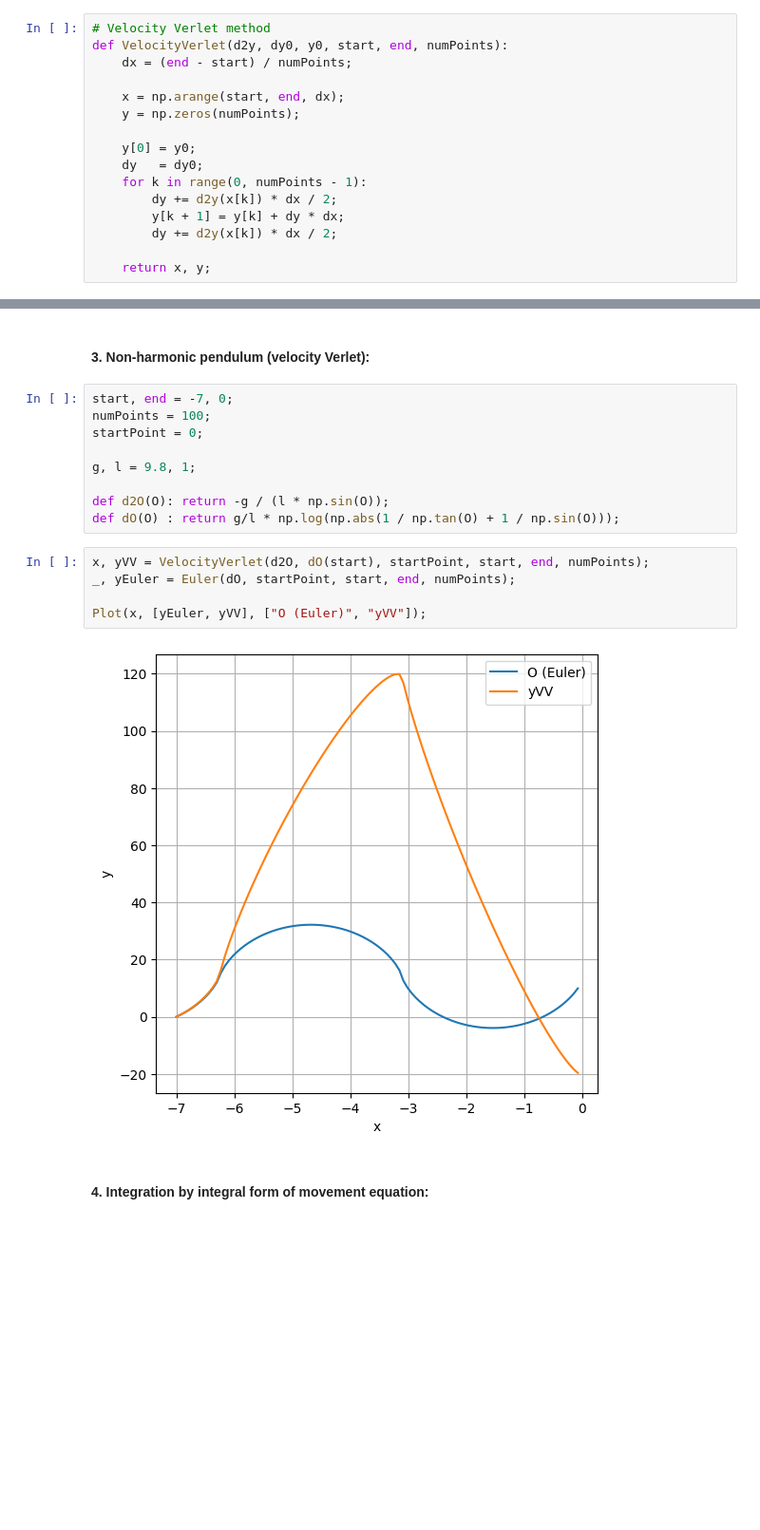
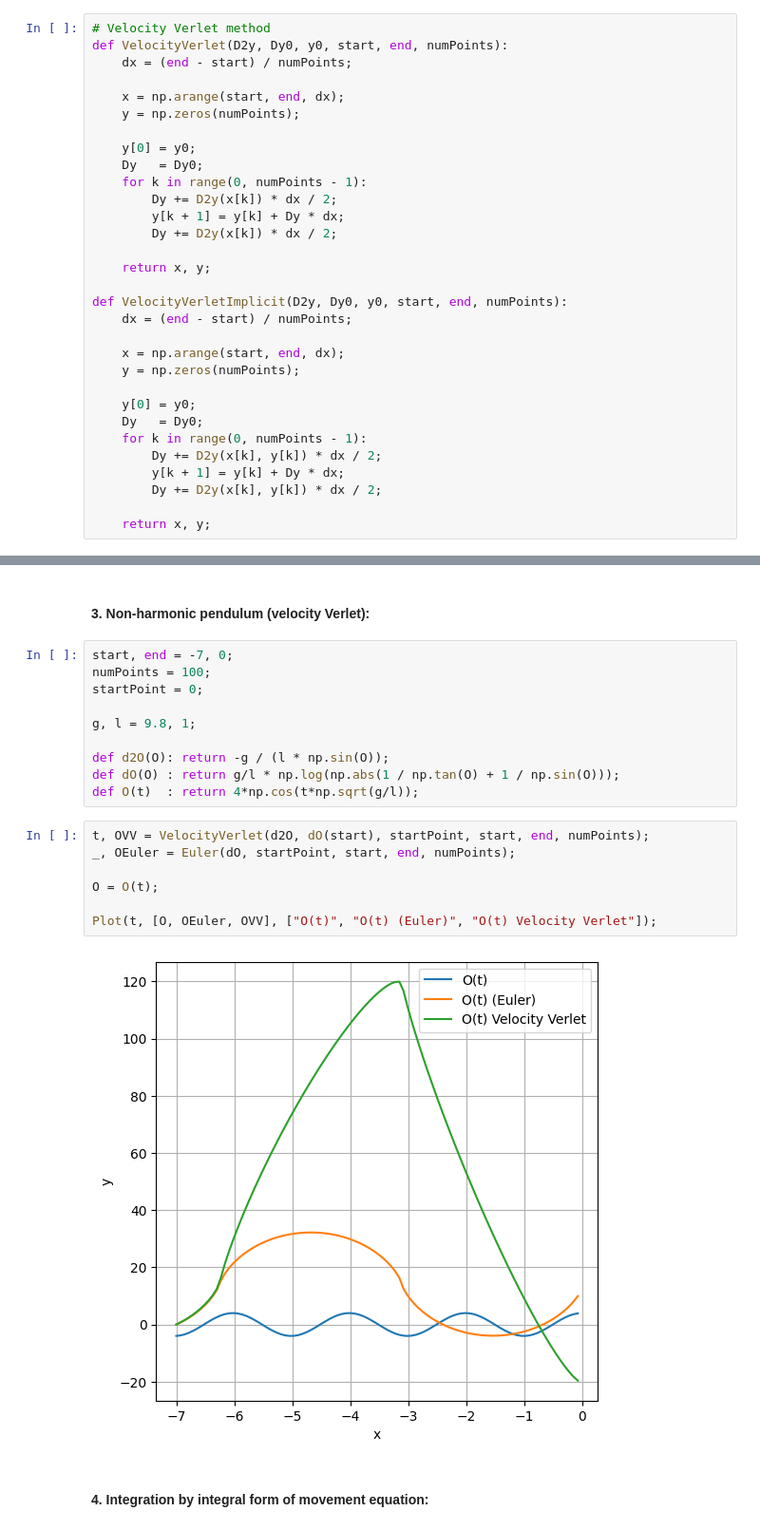
Before and after one commit to sunbaee/MovementMethods, a Jupyter notebook: Movement.ipynb, the cells around one changed output, grey strips where cells are left out. Shown: that part at 95% size. Cells and saved outputs as stored; diff of their text form; blank space fills up the shorter version.

```diff
--- a/Movement.ipynb
+++ b/Movement.ipynb
@@ -100,20 +100,35 @@ def LeapFrog(D2y, Dy0, y0, start, end, numPoints):
     return x, y;
 # %%
 # Velocity Verlet method
-def VelocityVerlet(d2y, dy0, y0, start, end, numPoints):
+def VelocityVerlet(D2y, Dy0, y0, start, end, numPoints):
     dx = (end - start) / numPoints;
 
     x = np.arange(start, end, dx);
     y = np.zeros(numPoints);
 
     y[0] = y0;
-    dy   = dy0;
+    Dy   = Dy0;
     for k in range(0, numPoints - 1):
-        dy += d2y(x[k]) * dx / 2;
-        y[k + 1] = y[k] + dy * dx;
-        dy += d2y(x[k]) * dx / 2;
+        Dy += D2y(x[k]) * dx / 2;
+        y[k + 1] = y[k] + Dy * dx;
+        Dy += D2y(x[k]) * dx / 2;
 
     return x, y;
+
+def VelocityVerletImplicit(D2y, Dy0, y0, start, end, numPoints):
+    dx = (end - start) / numPoints;
+
+    x = np.arange(start, end, dx);
+    y = np.zeros(numPoints);
+
+    y[0] = y0;
+    Dy   = Dy0;
+    for k in range(0, numPoints - 1):
+        Dy += D2y(x[k], y[k]) * dx / 2;
+        y[k + 1] = y[k] + Dy * dx;
+        Dy += D2y(x[k], y[k]) * dx / 2;
+
+    return x, y;
 # %%
 # Runge Kutta methods
 def RK2(Dy, y0, start, end, numPoints):
@@ -219,13 +234,16 @@ g, l = 9.8, 1;
 
 def d2O(O): return -g / (l * np.sin(O));
 def dO(O) : return g/l * np.log(np.abs(1 / np.tan(O) + 1 / np.sin(O)));
+def O(t)  : return 4*np.cos(t*np.sqrt(g/l));
 # %%
-x, yVV = VelocityVerlet(d2O, dO(start), startPoint, start, end, numPoints);
-_, yEuler = Euler(dO, startPoint, start, end, numPoints);
+t, OVV = VelocityVerlet(d2O, dO(start), startPoint, start, end, numPoints);
+_, OEuler = Euler(dO, startPoint, start, end, numPoints);
 
-Plot(x, [yEuler, yVV], ["O (Euler)", "yVV"]);
+O = O(t);
+
+Plot(t, [O, OEuler, OVV], ["O(t)", "O(t) (Euler)", "O(t) Velocity Verlet"]);
 # %% [output]
-[figure, old version]
+[figure, new version]
 # %% [markdown]
 #### 4. Integration by integral form of movement equation:
 # %%
```
